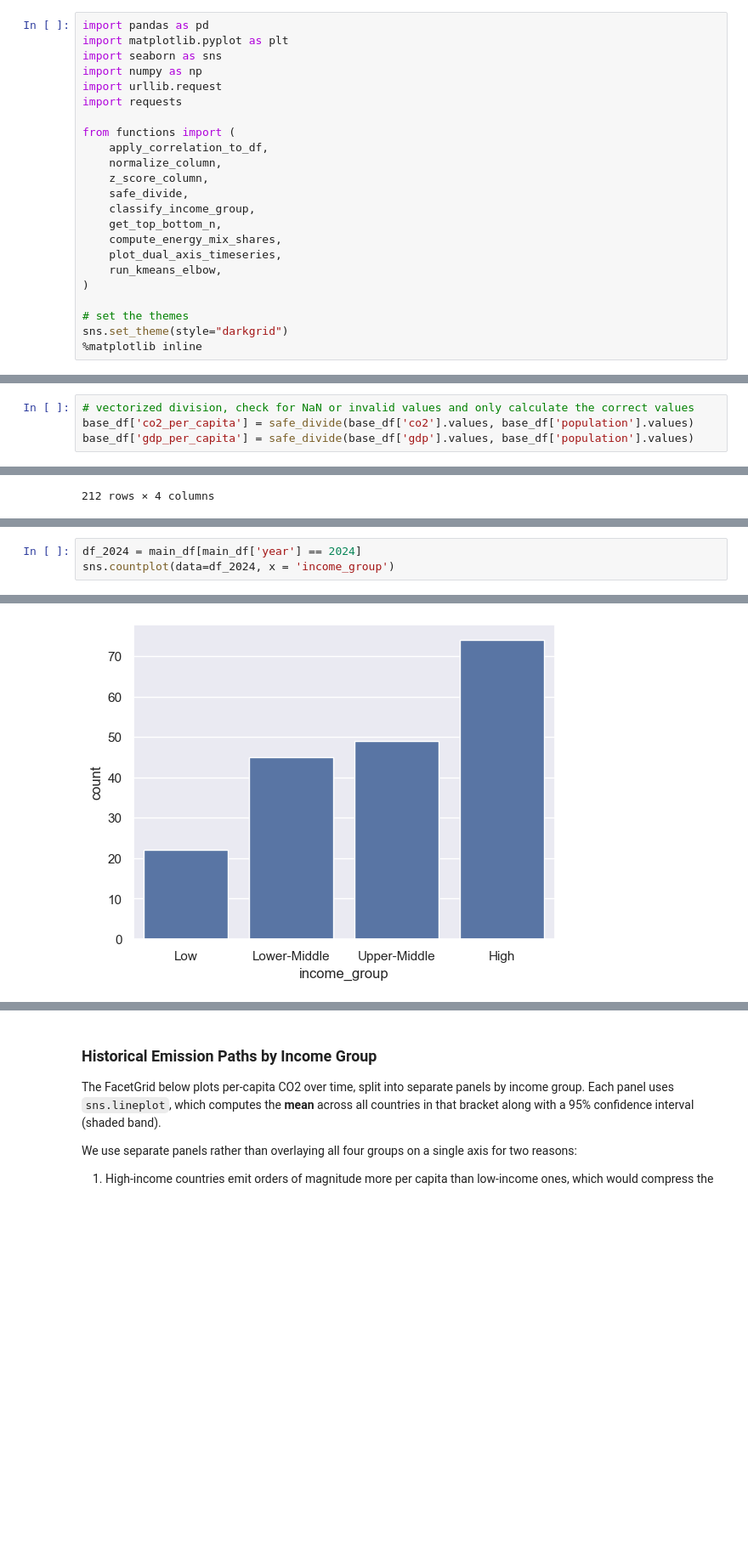
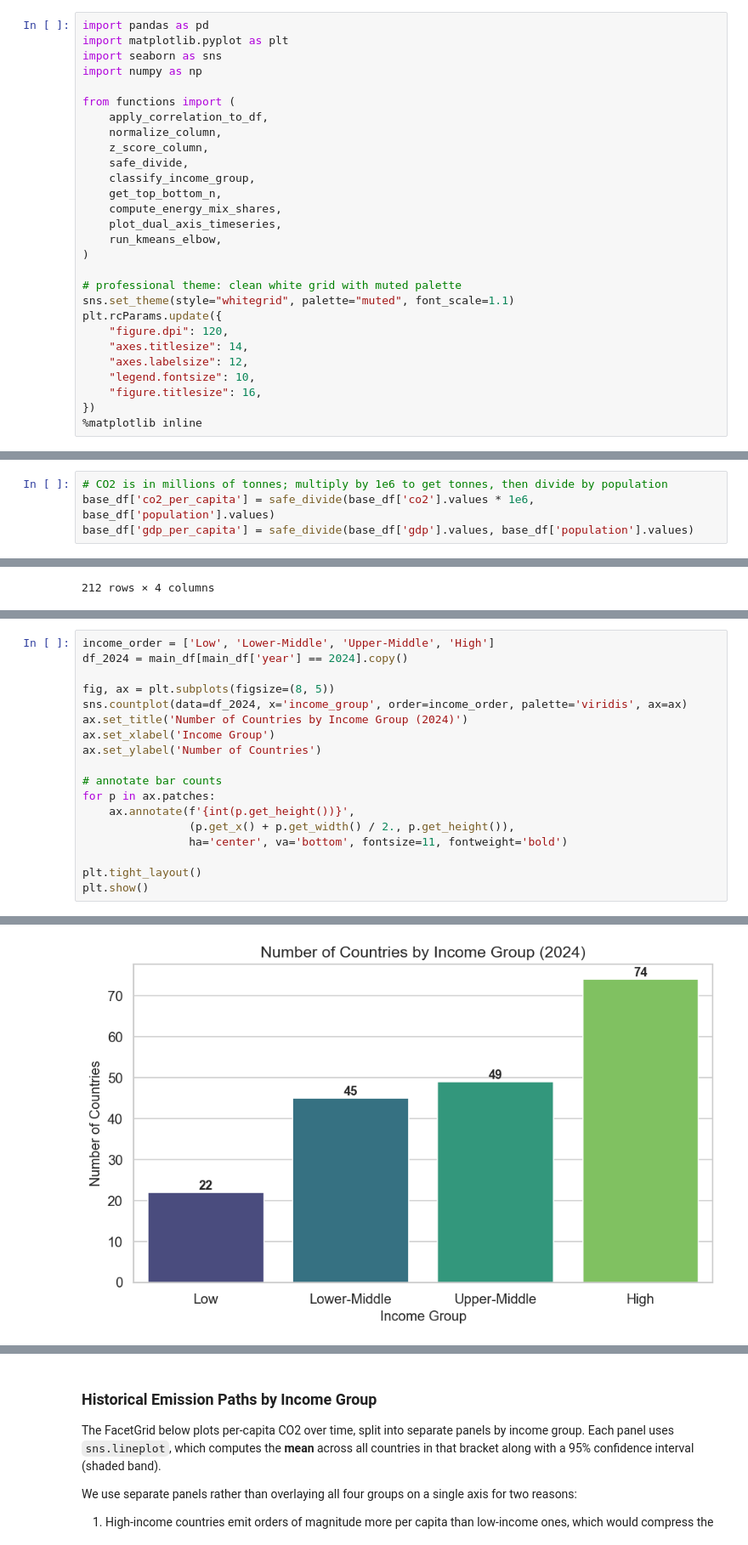
Before and after one commit to fabianfrank-dev/carbon_analysis, a Jupyter notebook: data_analytics_project.ipynb, the cells around one changed output, grey strips where cells are left out. Shown at 85% size. Drawn from its saved outputs; the diff is of its cells as text; blank space fills up the shorter version.

Commit message:
reworked documentation and analysis further, extended it and corrected some mistakes

```diff
--- a/data_analytics_project.ipynb
+++ b/data_analytics_project.ipynb
@@ -9,8 +9,6 @@ import pandas as pd
 import matplotlib.pyplot as plt
 import seaborn as sns
 import numpy as np
-import urllib.request
-import requests
 
 from functions import (
     apply_correlation_to_df,
@@ -24,8 +22,15 @@ from functions import (
     run_kmeans_elbow,
 )
 
-# set the themes
-sns.set_theme(style="darkgrid")
+# professional theme: clean white grid with muted palette
+sns.set_theme(style="whitegrid", palette="muted", font_scale=1.1)
+plt.rcParams.update({
+    "figure.dpi": 120,
+    "axes.titlesize": 14,
+    "axes.labelsize": 12,
+    "legend.fontsize": 10,
+    "figure.titlesize": 16,
+})
 %matplotlib inline
 # %% [markdown]
 ## Setup
@@ -162,7 +185,7 @@ Absolute CO2 and GDP figures are dominated by population size - China and India
 We use `np.divide` with a `where` guard to handle zero or missing population entries without raising division errors.
 # %%
-# vectorized division, check for NaN or invalid values and only calculate the correct values
-base_df['co2_per_capita'] = safe_divide(base_df['co2'].values, base_df['population'].values)
+# CO2 is in millions of tonnes; multiply by 1e6 to get tonnes, then divide by population
+base_df['co2_per_capita'] = safe_divide(base_df['co2'].values * 1e6, base_df['population'].values)
 base_df['gdp_per_capita'] = safe_divide(base_df['gdp'].values, base_df['population'].values)
 # %% [markdown]
 # Correlation Analysis
@@ -331,4 +362,19 @@ Before comparing emissions across income groups, we first check how many countri
 # %%
-df_2024 = main_df[main_df['year'] == 2024]
-sns.countplot(data=df_2024, x = 'income_group')
+income_order = ['Low', 'Lower-Middle', 'Upper-Middle', 'High']
+df_2024 = main_df[main_df['year'] == 2024].copy()
+
+fig, ax = plt.subplots(figsize=(8, 5))
+sns.countplot(data=df_2024, x='income_group', order=income_order, palette='viridis', ax=ax)
+ax.set_title('Number of Countries by Income Group (2024)')
+ax.set_xlabel('Income Group')
+ax.set_ylabel('Number of Countries')
+
+# annotate bar counts
+for p in ax.patches:
+    ax.annotate(f'{int(p.get_height())}',
+                (p.get_x() + p.get_width() / 2., p.get_height()),
+                ha='center', va='bottom', fontsize=11, fontweight='bold')
+
+plt.tight_layout()
+plt.show()
 # %% [output]
@@ -336,4 +384,4 @@ sns.countplot(data=df_2024, x = 'income_group')
-[figure, old version]
+[figure, new version]
 # %%
 fig, (ax1, ax2) = plt.subplots(1, 2, figsize=(18, 7))
 
```
Also changed, not shown: parts of 32 cells of this notebook.
